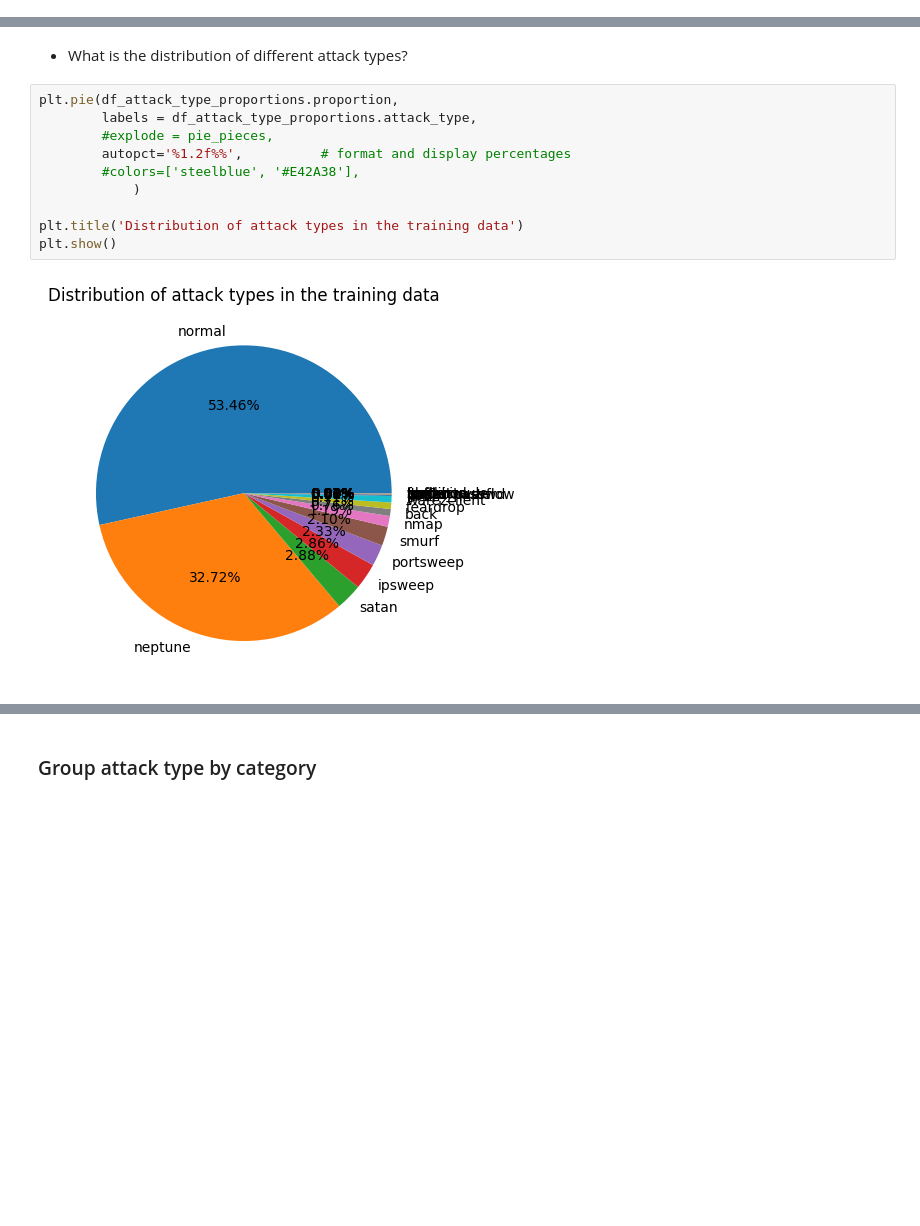
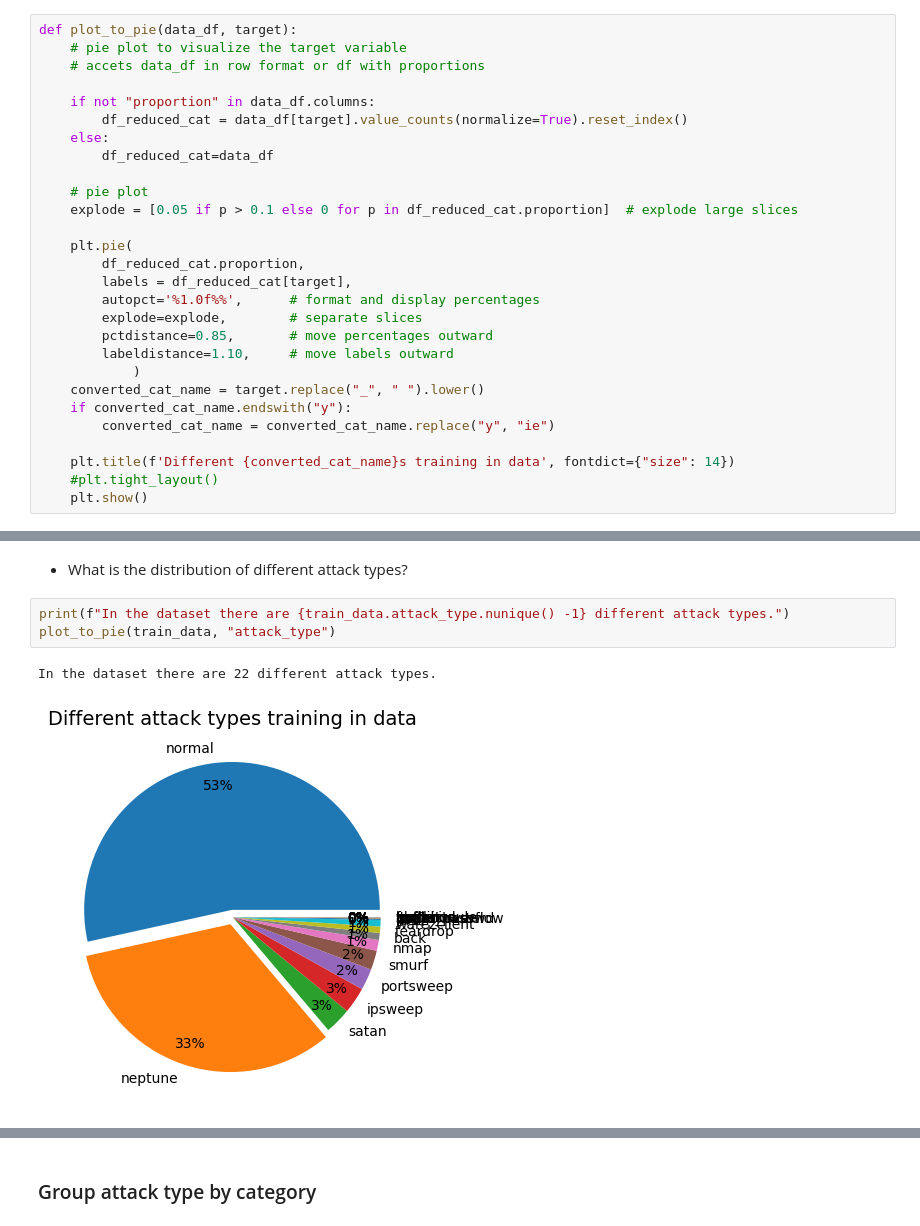
Before and after one commit to A-Lachs/cs-intrusion-detection-system, a Jupyter notebook: eda/eda.ipynb, the cells around one changed output, grey strips where cells are left out. Saved outputs shown, nothing was run; the diff lists cells and outputs as text; blank space fills up the shorter version.

```diff
--- a/eda/eda.ipynb
+++ b/eda/eda.ipynb
@@ -599,5 +601,33 @@ memory usage: 32.0 MB
 # %% [markdown]
 # 4. EDA - data exploration
+# %%
+def plot_to_pie(data_df, target):
+    # pie plot to visualize the target variable
+    # accets data_df in row format or df with proportions
+
+    if not "proportion" in data_df.columns:
+        df_reduced_cat = data_df[target].value_counts(normalize=True).reset_index()
+    else:
+        df_reduced_cat=data_df
+
+    # pie plot
+    explode = [0.05 if p > 0.1 else 0 for p in df_reduced_cat.proportion]  # explode large slices
+
+    plt.pie(
+        df_reduced_cat.proportion,
+        labels = df_reduced_cat[target],
+        autopct='%1.0f%%',      # format and display percentages
+        explode=explode,        # separate slices
+        pctdistance=0.85,       # move percentages outward
+        labeldistance=1.10,     # move labels outward
+            )
+    converted_cat_name = target.replace("_", " ").lower()
+    if converted_cat_name.endswith("y"):
+        converted_cat_name = converted_cat_name.replace("y", "ie")
+
+    plt.title(f'Different {converted_cat_name}s training in data', fontdict={"size": 14})
+    #plt.tight_layout()
+    plt.show()
 # %% [markdown]
 ## 4.1  Target variable `attack_type`
 - What is the overall rate of normal vs malicous network traffic?
@@ -628,15 +642,9 @@ In the training data there is 53.46 % normal network traffic.
 # %% [markdown]
 - What is the distribution of different attack types?
 # %%
-plt.pie(df_attack_type_proportions.proportion,
-        labels = df_attack_type_proportions.attack_type,
-        #explode = pie_pieces,
-        autopct='%1.2f%%',          # format and display percentages
-        #colors=['steelblue', '#E42A38'],
-            )
-
-plt.title('Distribution of attack types in the training data')
-plt.show()
+print(f"In the dataset there are {train_data.attack_type.nunique() -1} different attack types.")
+plot_to_pie(train_data, "attack_type")
 # %% [output]
+In the dataset there are 22 different attack types.
-[figure, old version]
+[figure, new version]
 # %% [markdown]
```
Also changed, not shown: parts of 103 cells of this notebook.
